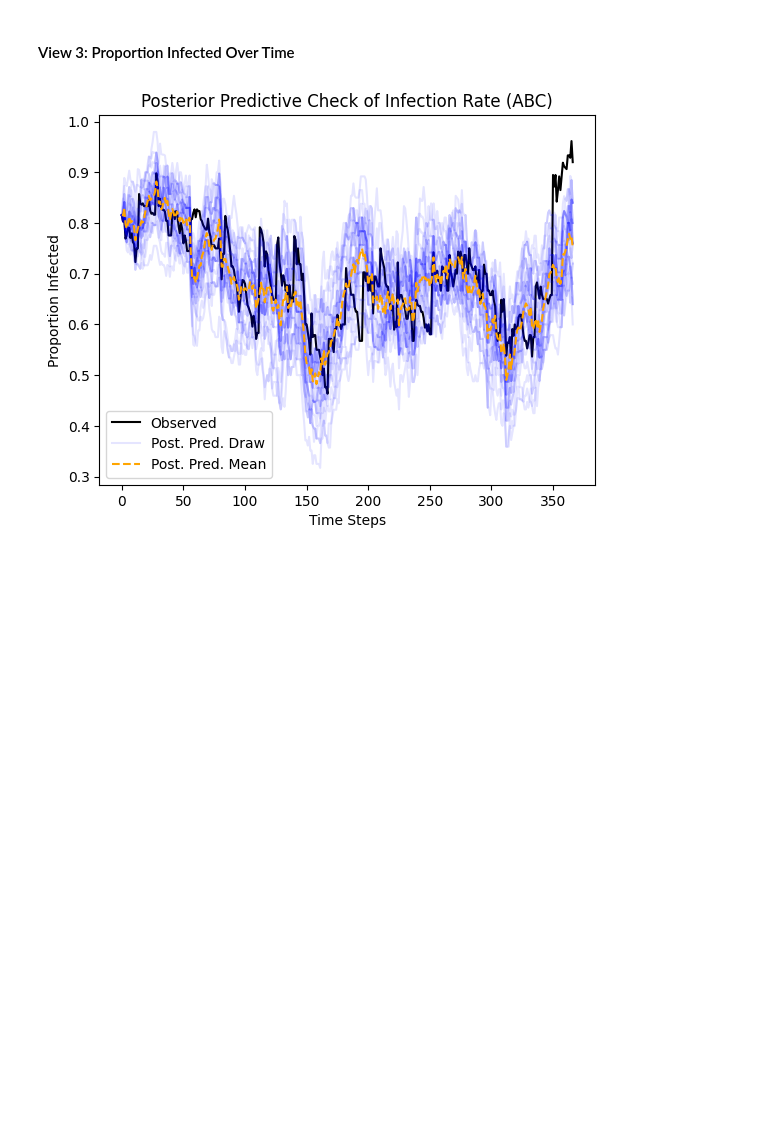
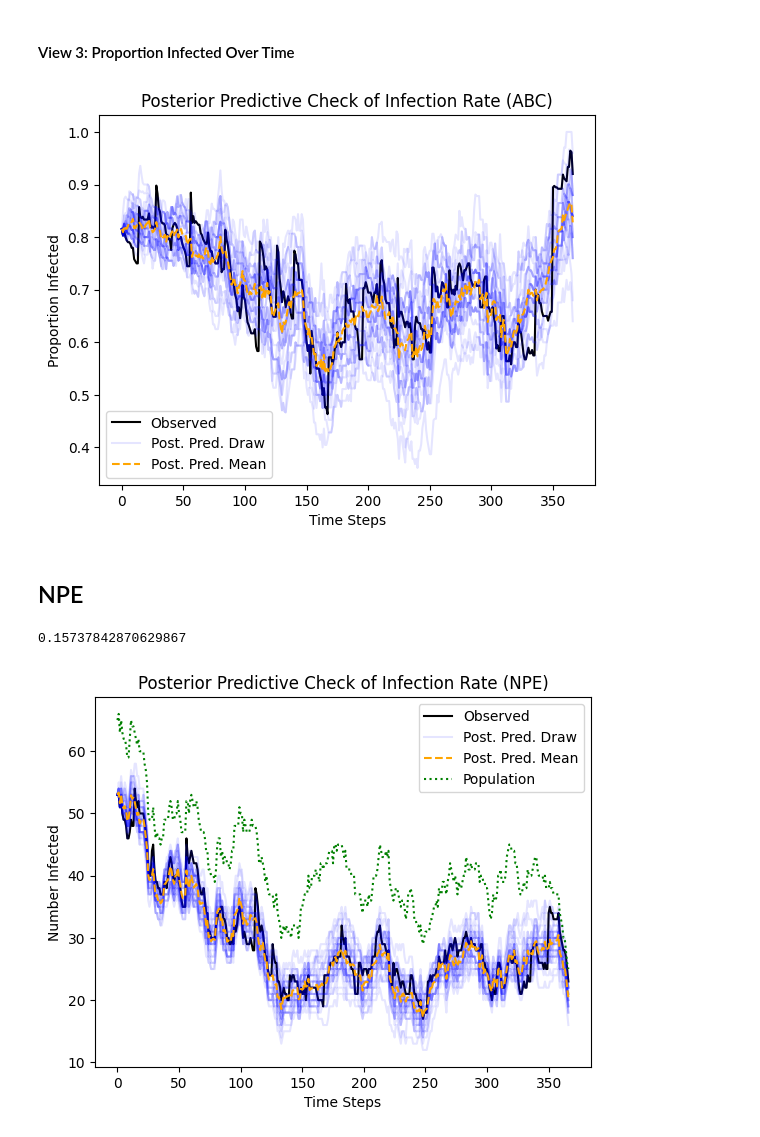
Before and after one commit to epibayes/np-epid, a Jupyter notebook: notebooks/crkp_simulator_test.ipynb, the cells around one changed output. Cells and saved outputs as stored; diff of their text form; code cells hidden in the pictures; blank space fills up the shorter version.

```diff
--- a/notebooks/crkp_simulator_test.ipynb
+++ b/notebooks/crkp_simulator_test.ipynb
@@ -375,28 +98,25 @@ plt.show()
 # %% [markdown]
 #### View 3: Proportion Infected Over Time
 # %%
-K = 30
-Nt = ftrace.sum().values
-posterior_predictive_abc = np.empty((K, T))
+posterior_predictive_abc = np.empty((K, model.T))
 for i in range(30):
     beta = posterior_sample[i]
-    x_rep = crkp_simulator2(beta, i)
-    posterior_predictive_abc[i] =  np.array(x_rep) * N / Nt
+    x_rep = model.CRKP_simulator(beta, i)
+    posterior_predictive_abc[i] =  np.array(x_rep) * model.N / Nt
 pp_mean_abc = posterior_predictive_abc.mean(0)
 
 labels = ["Post. Pred. Draw"] + [None for _ in range(K-1)]
-I_o = x_o * N / Nt
+I_o = x_o[:, 0] * model.N / Nt
 plt.plot(I_o, label="Observed", color="k")
 plt.plot(posterior_predictive_abc.T,
          label=labels, color="b",
          alpha=0.1)
 plt.plot(pp_mean_abc, label="Post. Pred. Mean", linestyle="--",
          color="orange")
-# plt.plot(Nt, label="Population", color="g", linestyle=":")
 plt.legend()
 plt.title("Posterior Predictive Check of Infection Rate (ABC)")
 plt.ylabel("Proportion Infected")
 plt.xlabel("Time Steps")
 plt.show()
 # %% [output]
-[figure, old version]
+[figure, new version]
@@ -404,0 +123,33 @@ plt.show()
+# %% [markdown]
+## NPE
+# %%
+np.exp(mu + sigma**2 / 2)
+# %% [output]
+0.15737842870629867
+# %%
+mu = -1.872
+sigma = .214
+neural_posterior = norm(mu, sigma)
+npe_sample = neural_posterior.rvs(size=K, random_state=2)
+posterior_predictive = np.empty((K, model.T))
+for i in range(30):
+    beta = npe_sample[i]
+    x_rep = model.CRKP_simulator(beta, i)
+    posterior_predictive[i] =  np.array(x_rep) * model.N
+pp_mean = posterior_predictive.mean(0)
+
+labels = ["Post. Pred. Draw"] + [None for _ in range(K-1)]
+I_o = x_o * model.N
+plt.plot(I_o, label="Observed", color="k")
+plt.plot(posterior_predictive.T,
+         label=labels, color="b",
+         alpha=0.1)
+plt.plot(pp_mean, label="Post. Pred. Mean", linestyle="--",
+         color="orange")
+plt.plot(Nt, label="Population", color="g", linestyle=":")
+plt.legend()
+plt.ylabel("Number Infected")
+plt.xlabel("Time Steps")
+plt.show()
+# %% [output]
+[figure, added]
```
Also changed, not shown: parts of 43 cells of this notebook, 6 other files.
